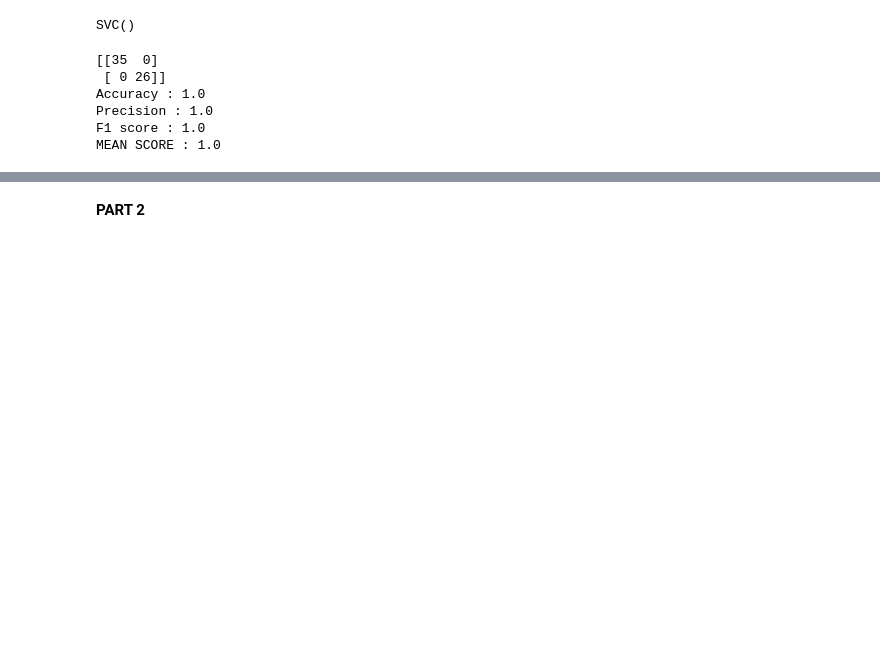
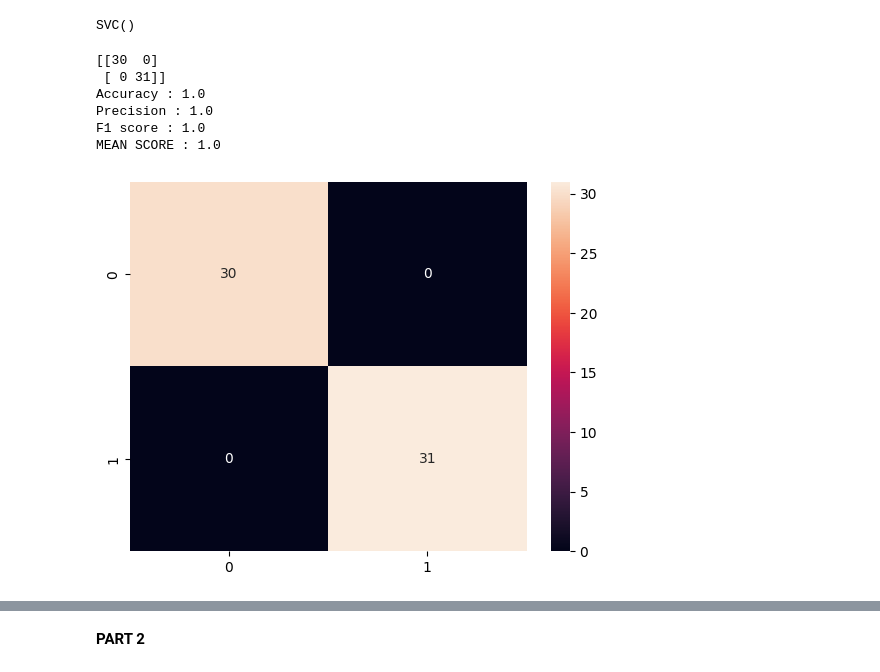
Before and after one commit to ArthurSureauSamit/TP2_ML, a Jupyter notebook: TP2_notebook.ipynb, the cells around one changed output, grey strips where cells are left out. Cells and saved outputs as stored; diff of their text form; code cells hidden in the pictures; blank space fills up the shorter version.

```diff
--- a/TP2_notebook.ipynb
+++ b/TP2_notebook.ipynb
@@ -119,21 +126,23 @@ y_pred = svm_classifier_default.predict(X_test)
 # %%
 #Evalutation our model
 from sklearn.metrics import confusion_matrix, accuracy_score, precision_score, f1_score
 
 conf_matrix = confusion_matrix(y_test, y_pred)
+sb.heatmap(conf_matrix, annot = True)
 print(conf_matrix)
 
 accuracy = round(accuracy_score(y_test, y_pred), 5)
 precision = round(precision_score(y_test, y_pred), 5)
 f1 = round(f1_score(y_test, y_pred), 5)
 
 mean_score = round(np.mean([accuracy, precision, f1]), 5)
 
 print(f"Accuracy : {accuracy}\nPrecision : {precision}\nF1 score : {f1}\nMEAN SCORE : {mean_score}")
 # %% [output]
-[[35  0]
- [ 0 26]]
+[[30  0]
+ [ 0 31]]
 Accuracy : 1.0
 Precision : 1.0
 F1 score : 1.0
 MEAN SCORE : 1.0
+[figure, added]
```
Also changed, not shown: parts of 16 cells of this notebook.
